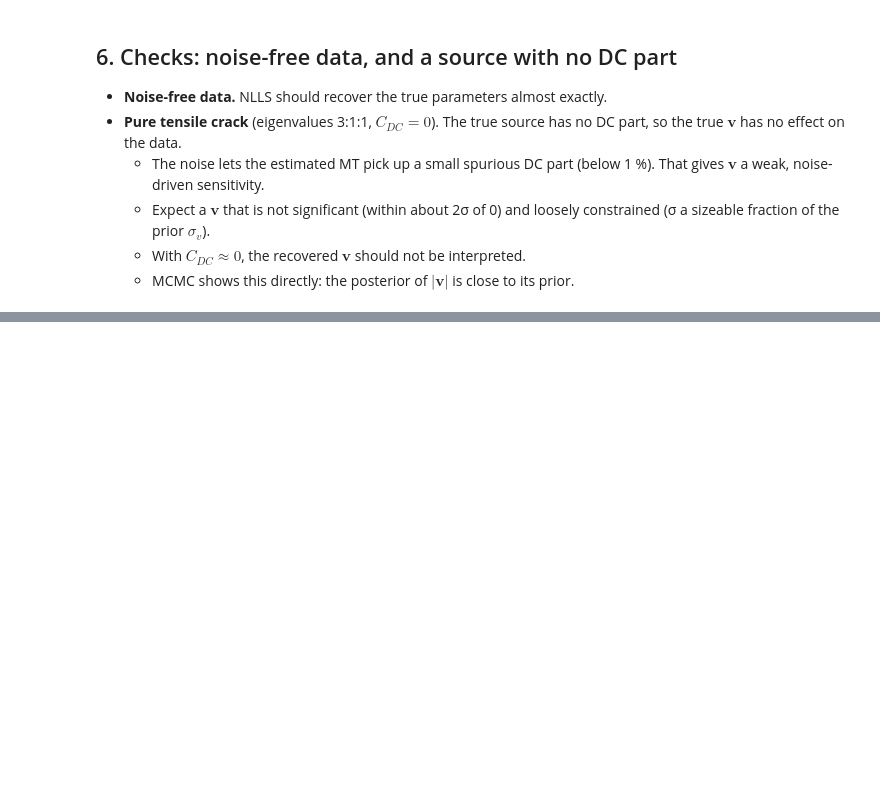
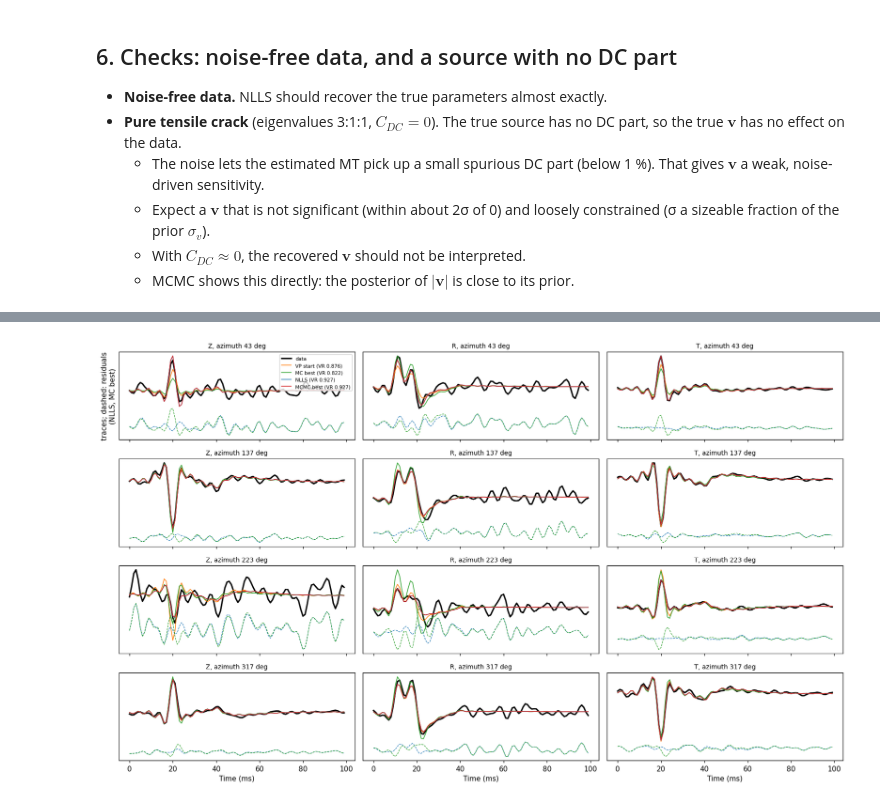
Before and after one commit to TomSHudson/unshake, a Jupyter notebook: examples/directional_inversion_demo.ipynb, the cells around one changed output, grey strips where cells are left out. Saved outputs shown, nothing was run; the diff lists cells and outputs as text; code cells hidden in the pictures; blank space fills up the shorter version.

```diff
--- a/examples/directional_inversion_demo.ipynb
+++ b/examples/directional_inversion_demo.ipynb
@@ -442,0 +424,28 @@ mcmc: 8 chains x 3000 steps (burn-in 1500) in 20.7 s; acceptance 0.25, max R-hat
+# %%
+solutions = {'VP start': model_ls.p0, 'MC best': res_mc.best, 'NLLS': p_hat, 'MCMC best': res_mcmc.best}
+colors = {'VP start': 'tab:orange', 'MC best': 'tab:green', 'NLLS': 'tab:blue', 'MCMC best': 'tab:red'}
+synths = {k: model_ls.forward(p, ds)[0] for k, p in solutions.items()}
+vrs = {k: float(misfit.vr(ds.data, s)) for k, s in synths.items()}
+
+ring_idx = [int(round(az / 7.2)) for az in (45, 135, 225, 315)]    # receivers nearest these azimuths
+t_ms = ds.times * 1e3
+fig, axes = plt.subplots(len(ring_idx), 3, figsize=(15, 9), sharex=True)
+for col, c in enumerate('ZRT'):
+    sel = np.flatnonzero(np.char.endswith(ds.labels.astype(str), c))
+    for row, i in enumerate(ring_idx):
+        ax, tr = axes[row, col], sel[i]
+        ax.plot(t_ms, ds.data[tr], 'k', lw=2, label='data')
+        for k, sy in synths.items():
+            ax.plot(t_ms, sy[tr], color=colors[k], lw=1, label=f'{k} (VR {vrs[k]:.3f})')
+        off = 1.2 * np.abs(ds.data[tr]).max()                         # residuals below the traces
+        ax.plot(t_ms, ds.data[tr] - synths['NLLS'][tr] - off, color=colors['NLLS'], lw=0.8, ls='--')
+        ax.plot(t_ms, ds.data[tr] - synths['MC best'][tr] - off, color=colors['MC best'], lw=0.8, ls='--')
+        ax.set_yticks([])
+        ax.set_title(f'{c}, azimuth {rec_az[i]:.0f} deg', fontsize=9)
+axes[0, 0].legend(fontsize=7, loc='upper right')
+for ax in axes[-1]:
+    ax.set_xlabel('Time (ms)')
+axes[0, 0].set_ylabel('traces; dashed: residuals\n(NLLS, MC best)')
+plt.tight_layout()
+# %% [output]
+[figure, added]
```
Also changed, not shown: parts of 12 cells of this notebook, 1 other file.
